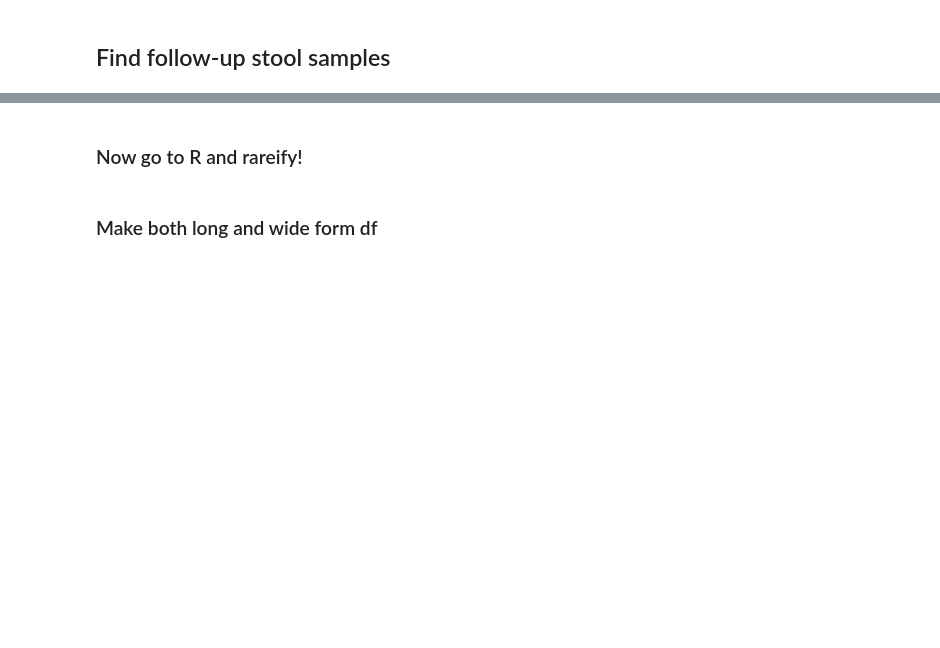
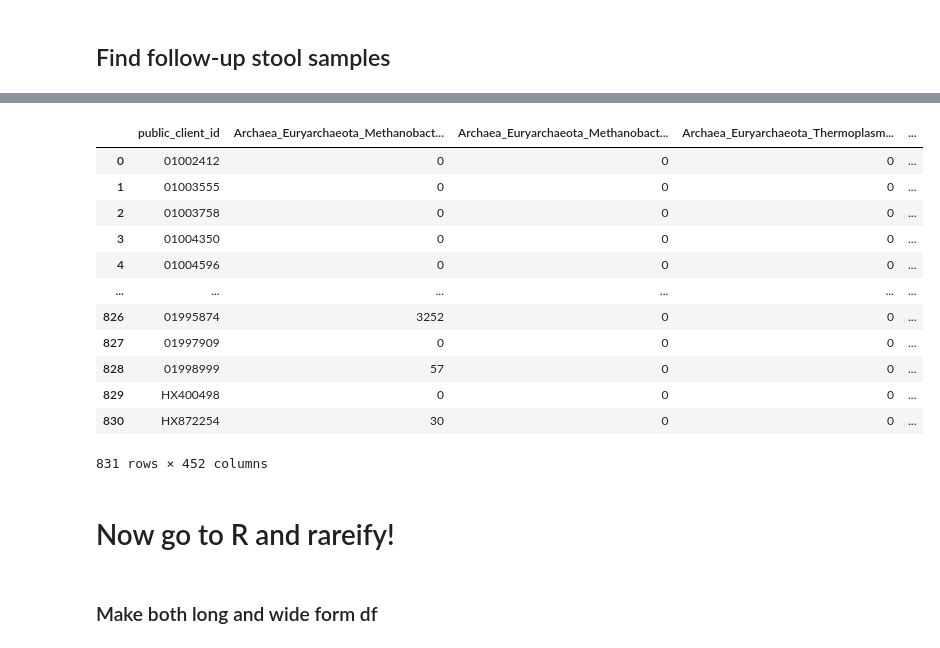
Before and after one commit to Gibbons-Lab/2026_cperez_antibiotic_recency, a Jupyter notebook: 01_diversity/stool_repeat_clients_for_lmm.ipynb, the cells around one changed output, grey strips where cells are left out. Drawn from its saved outputs; the diff is of its cells as text; code cells hidden in the pictures; blank space fills up the shorter version.

```diff
--- a/01_diversity/stool_repeat_clients_for_lmm.ipynb
+++ b/01_diversity/stool_repeat_clients_for_lmm.ipynb
@@ -153,7 +191,7 @@ follow_up_small = (shannon_repeats_followup_first[[
 # %% [markdown]
 ## Find follow-up stool samples
 # %%
-asvs = pd.read_csv("../proj/gibbons/arivale_16S/data/asvs.csv")
-metadata = pd.read_csv("../proj/gibbons/arivale_16S/data/metadata.csv")
+asvs = pd.read_csv("/proj/gibbons/arivale_16S/data/asvs.csv")
+metadata = pd.read_csv("/proj/gibbons/arivale_16S/data/metadata.csv")
 asvs_meta = pd.merge(asvs, metadata[["id", "public_client_id", "sex", "age", "days_in_program"]], on="id")
 asvs_meta.head()
@@ -160,5 +205,5 @@ asvs_meta.head()
 # %%
-tax = pd.read_csv("../proj/gibbons/arivale_16S/data/taxonomy.csv")
+tax = pd.read_csv("/proj/gibbons/arivale_16S/data/taxonomy.csv")
 tax = tax.drop("sequence", axis=1).rename(columns={"id": "hash"})
 asvs_meta_tax = pd.merge(asvs_meta, tax, on="hash")
 asvs_meta_tax.head()
@@ -224,3 +334,19 @@ taxa_pivot_genus
 eukaryota_cols = taxa_pivot_genus.columns[taxa_pivot_genus.columns.str.contains('Eukaryota')]
 # %%
 taxa_pivot_genus.drop(columns=eukaryota_cols, inplace=True)
+# %%
+taxa_pivot_genus
+# %% [output]
+|  | public_client_id | Archaea_Euryarchaeota_Methanobact... | Archaea_Euryarchaeota_Methanobact... | Archaea_Euryarchaeota_Thermoplasm... | ... |
+| 0 | 01002412 | 0 | 0 | 0 | ... |
+| 1 | 01003555 | 0 | 0 | 0 | ... |
+| 2 | 01003758 | 0 | 0 | 0 | ... |
+| 3 | 01004350 | 0 | 0 | 0 | ... |
+| 4 | 01004596 | 0 | 0 | 0 | ... |
+| ... | ... | ... | ... | ... | ... |
+| 826 | 01995874 | 3252 | 0 | 0 | ... |
+| 827 | 01997909 | 0 | 0 | 0 | ... |
+| 828 | 01998999 | 57 | 0 | 0 | ... |
+| 829 | HX400498 | 0 | 0 | 0 | ... |
+| 830 | HX872254 | 30 | 0 | 0 | ... |
+831 rows × 452 columns
@@ -227,7 +355,7 @@ taxa_pivot_genus.drop(columns=eukaryota_cols, inplace=True)
 # %%
 taxa_pivot_genus.to_csv("../data/repeat_client_follow_up_genera_counts.csv", index=False)
 # %% [markdown]
-### Now go to R and rareify!
+# Now go to R and rareify!
 # %%
 # Used vegan to calculate our alpha diversity metrics
 # followup_alphas = pd.read_csv("../data/abx_followups_alphadivs_rarefied.csv", dtype={'public_client_id':str})
```
Also changed, not shown: parts of 24 cells of this notebook, 4 other files.
